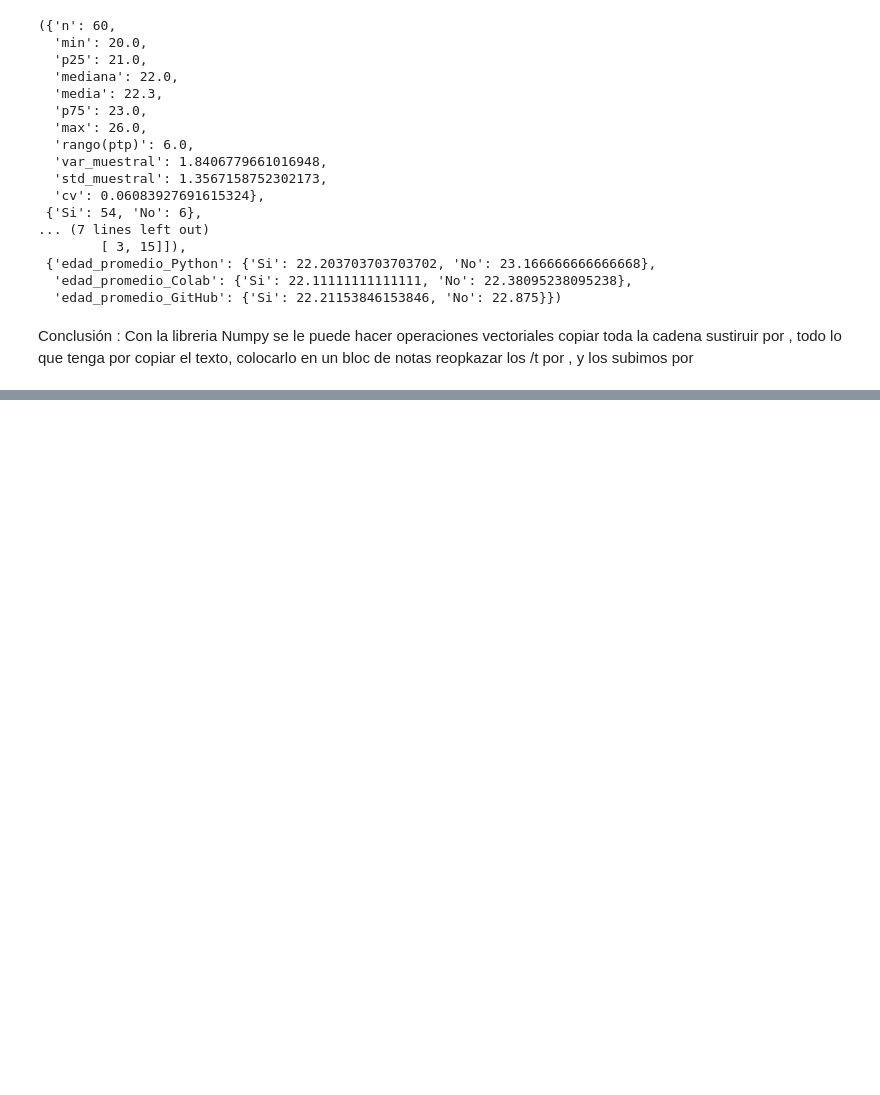
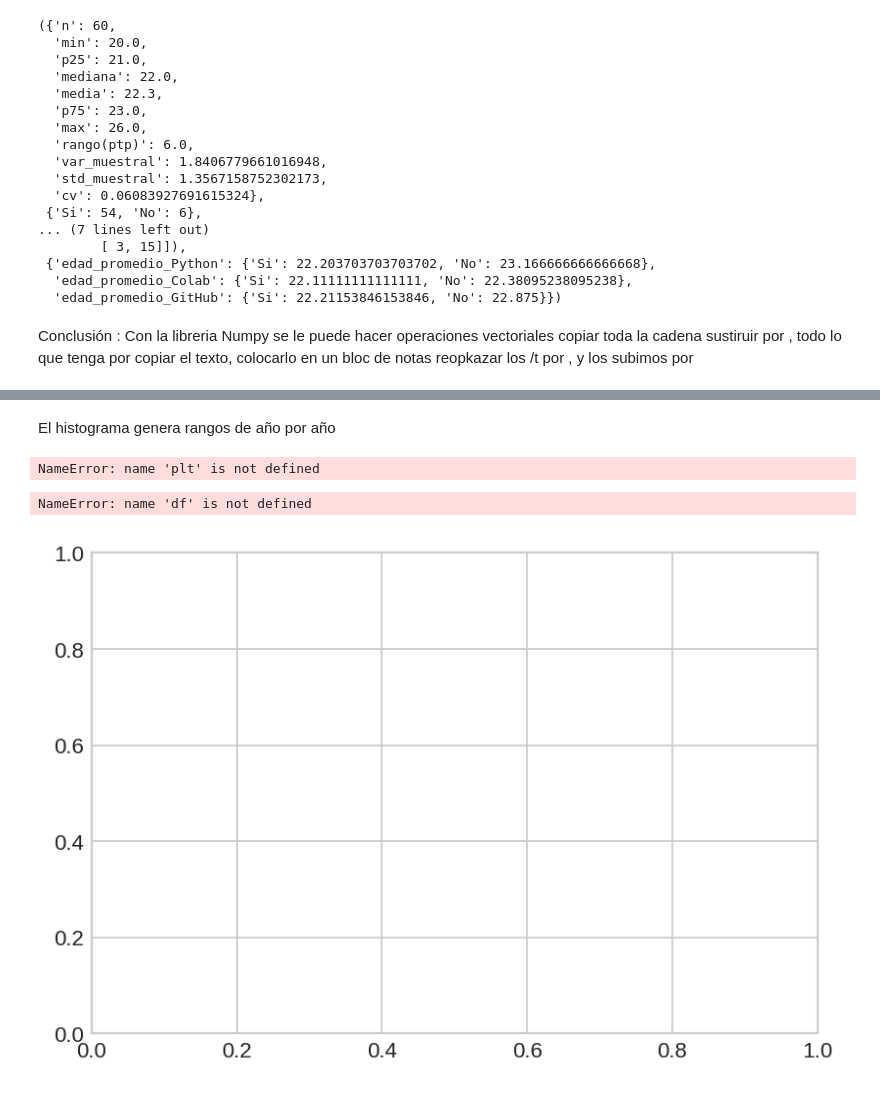
Before and after one commit to paolanavarror/mineria-de-datos, a Jupyter notebook: MineriaDeDatos.ipynb, the cells around one changed output, grey strips where cells are left out. Cells and saved outputs as stored; diff of their text form; code cells hidden in the pictures; blank space fills up the shorter version.

Commit message:
Codigo para graficas

```diff
--- a/MineriaDeDatos.ipynb
+++ b/MineriaDeDatos.ipynb
@@ -563,0 +730,22 @@ df.columns = [c.strip() for c in df.columns]
+# %% [markdown]
+El histograma genera rangos de año por año
+# %%
+# =========================
+# 1) Histograma de edades
+# =========================
+fig, ax = plt.subplots(figsize=(8,5)) #Permite realizar subgráficas, en esta caso se esta colocando solamente una (ancho,altura)
+bins = range(int(df['edad'].min())-1, int(df['edad'].max())+2) #se generan los intervalos tambien conocidos como beans también como contenedores, del datafrae extres edades despues obtiene el valor minimio y resta 1 para darle espacio a al primer categoría, en el max le suma 2 porque el limite superior
+ax.hist(df['edad'], bins=bins, color=accent, edgecolor='white', alpha=0.85) #Se configuar el eje x, color de borde, transparencia
+mean_age = df['edad'].mean() #obtiene la media autilizando el metodo media de la columna
+med_age = df['edad'].median()
+ax.axvline(mean_age, color=accent2, linestyle='--', linewidth=2, label=f"Media: {mean_age:.2f}") #Ubica la media  el .2f es el mmero de decimales
+ax.axvline(med_age, color=accent3, linestyle=':', linewidth=2.5, label=f"Mediana: {med_age:.2f}") #
+ax.set_title('Distribución de edades') #Coloca los titulos
+ax.set_xlabel('Edad (años)')
+ax.set_ylabel('Frecuencia')
+ax.legend()
+plt.tight_layout()
+plt.show()
+fig.savefig('01_hist_edades.png', dpi=180) #guarda la figura con un nombre
+# %% [output]
+NameError: name 'plt' is not defined
@@ -563,0 +754,17 @@ df.columns = [c.strip() for c in df.columns]
+# %%
+# =======================
+# 2) Boxplot de edades
+# =======================
+fig, ax = plt.subplots(figsize=(6,4))
+ax.boxplot(df['edad'], vert=False, patch_artist=True,
+           boxprops=dict(facecolor=accent, color=accent),
+           medianprops=dict(color='white', linewidth=2),
+           whiskerprops=dict(color=accent), capprops=dict(color=accent))
+ax.set_title('Caja y bigotes: edad')
+ax.set_xlabel('Edad (años)')
+plt.tight_layout()
+plt.show()
+fig.savefig('02_box_edades.png', dpi=180)
+# %% [output]
+NameError: name 'df' is not defined
+[figure, added]
```
Also changed, not shown: parts of 5 cells of this notebook.
